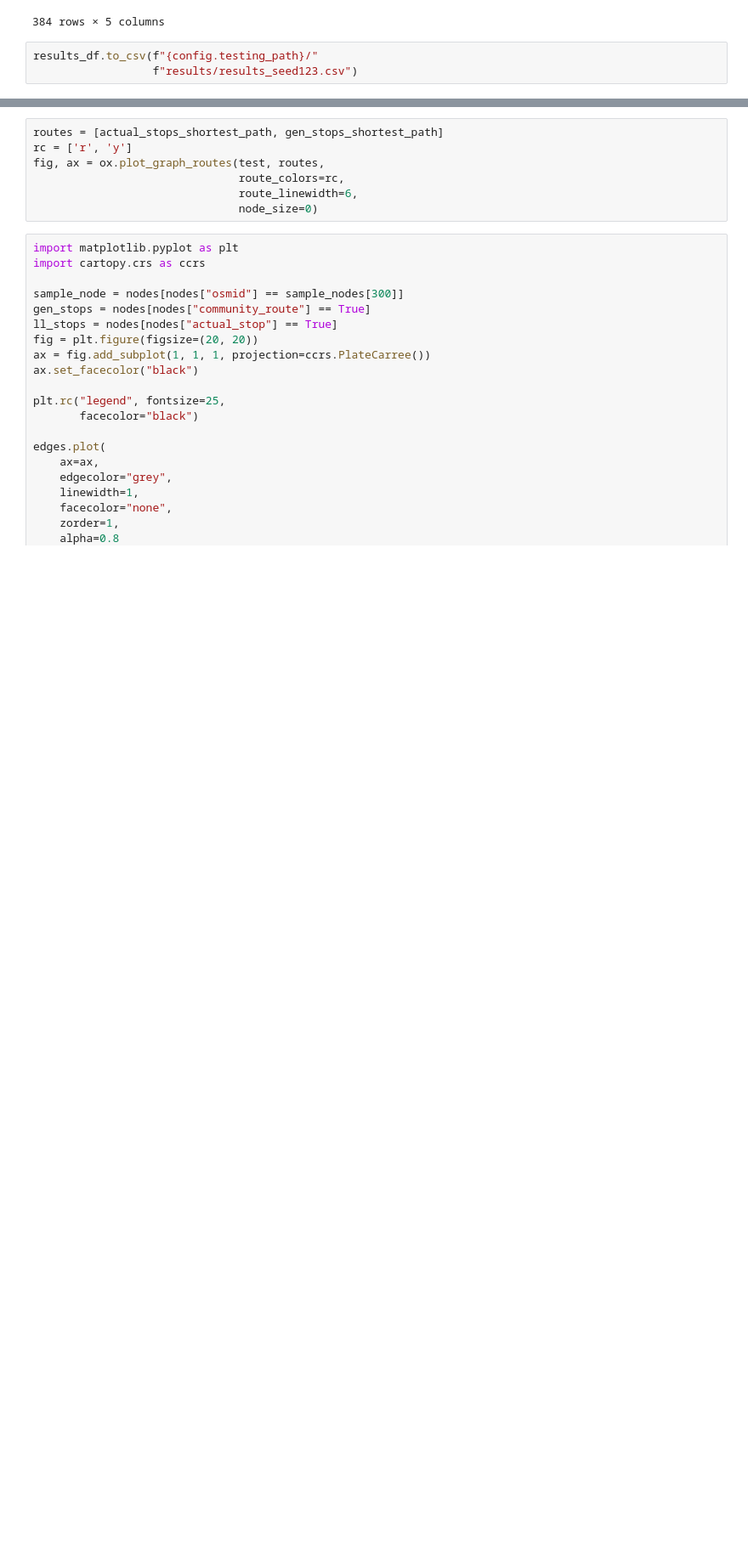
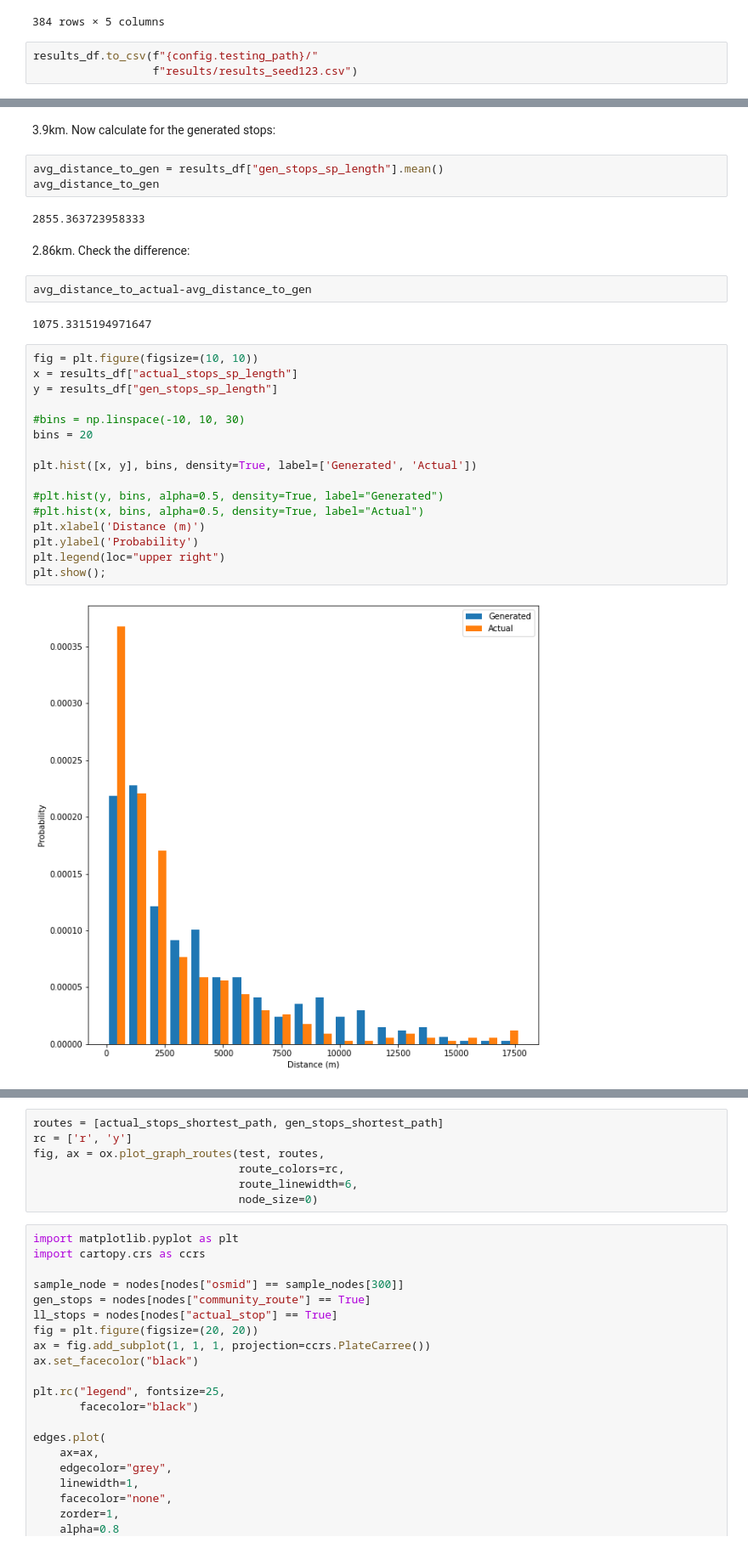
Before and after one commit to ancodia/donegal-bus-routes, a Jupyter notebook: testing/notebooks/testing.ipynb, the cells around one changed output, grey strips where cells are left out. Shown at 85% size. Drawn from its saved outputs; the diff is of its cells as text; blank space fills up the shorter version.

```diff
--- a/testing/notebooks/testing.ipynb
+++ b/testing/notebooks/testing.ipynb
@@ -215,0 +212,31 @@ len(actual_stop_closer)/len(gen_stop_closer)
+# %% [markdown]
+3.9km. Now calculate for the generated stops:
+# %%
+avg_distance_to_gen = results_df["gen_stops_sp_length"].mean()
+avg_distance_to_gen
+# %% [output]
+2855.363723958333
+# %% [markdown]
+2.86km. Check the difference:
+# %%
+avg_distance_to_actual-avg_distance_to_gen
+# %% [output]
+1075.3315194971647
+# %%
+fig = plt.figure(figsize=(10, 10))
+x = results_df["actual_stops_sp_length"]
+y = results_df["gen_stops_sp_length"]
+
+#bins = np.linspace(-10, 10, 30)
+bins = 20
+
+plt.hist([x, y], bins, density=True, label=['Generated', 'Actual'])
+
+#plt.hist(y, bins, alpha=0.5, density=True, label="Generated")
+#plt.hist(x, bins, alpha=0.5, density=True, label="Actual")
+plt.xlabel('Distance (m)')
+plt.ylabel('Probability')
+plt.legend(loc="upper right")
+plt.show();
+# %% [output]
+[figure, added]
```
Also changed, not shown: parts of 44 cells of this notebook, 8 other files.
